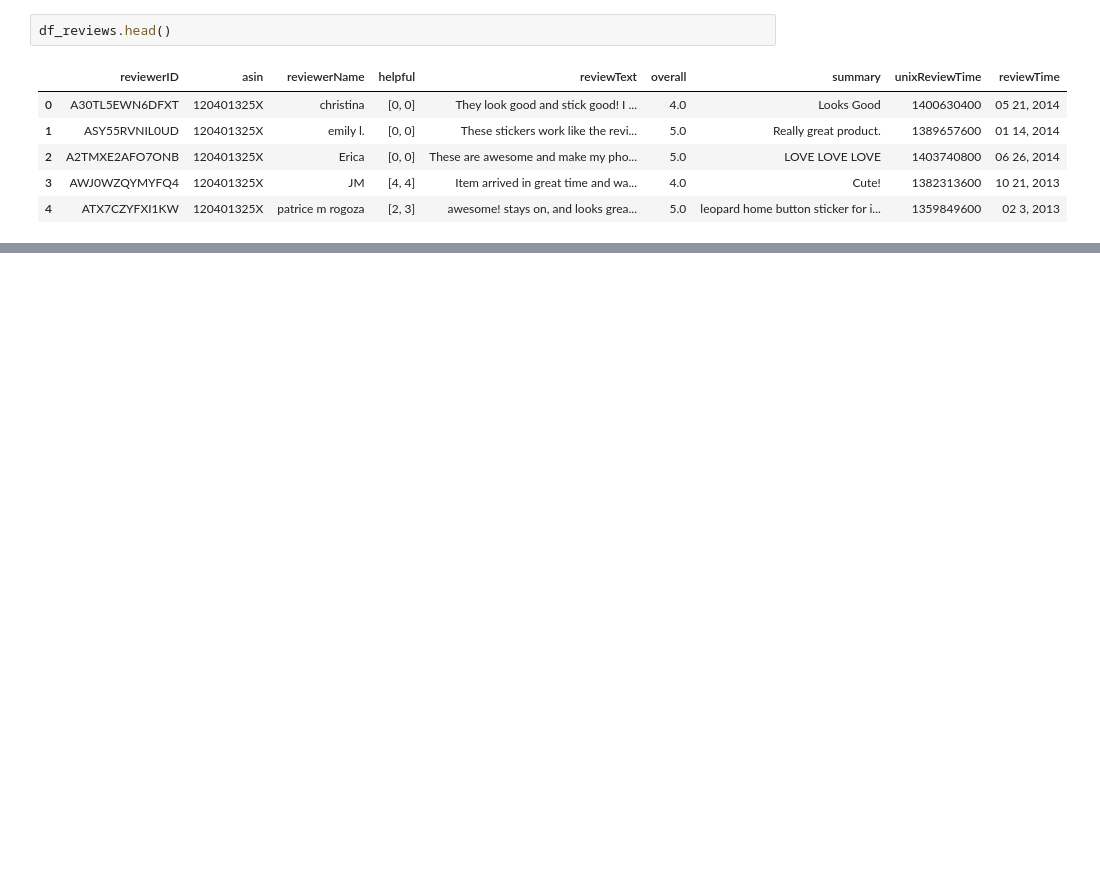
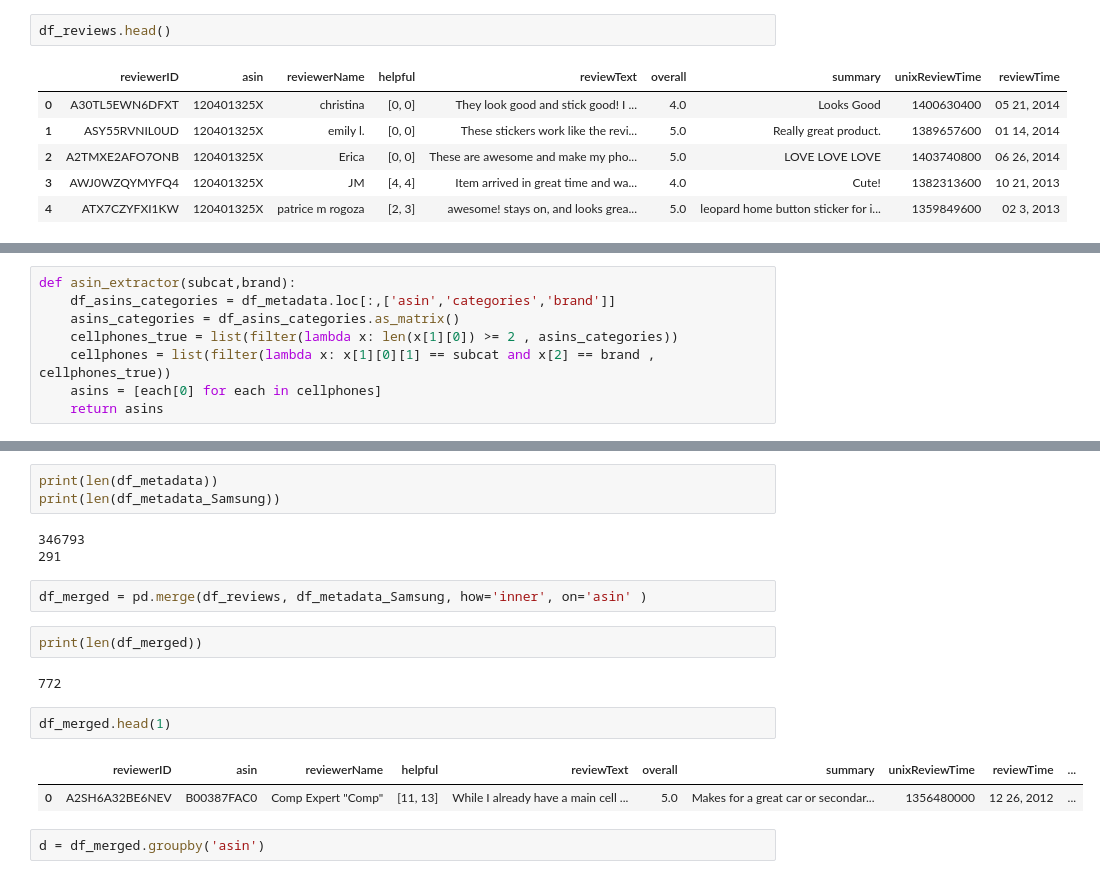
Before and after one commit to birupakhya/Topic-Modeling-of-Amazon-Reviews, a Jupyter notebook: Topic_Modeling_New.ipynb, the cells around one changed output, grey strips where cells are left out. Cells and saved outputs as stored; diff of their text form; blank space fills up the shorter version.

```diff
--- a/Topic_Modeling_New.ipynb
+++ b/Topic_Modeling_New.ipynb
@@ -98,0 +73,8 @@ cat[:10]
+# %%
+def asin_extractor(subcat,brand):
+    df_asins_categories = df_metadata.loc[:,['asin','categories','brand']]
+    asins_categories = df_asins_categories.as_matrix()
+    cellphones_true = list(filter(lambda x: len(x[1][0]) >= 2 , asins_categories))
+    cellphones = list(filter(lambda x: x[1][0][1] == subcat and x[2] == brand , cellphones_true))
+    asins = [each[0] for each in cellphones]
+    return asins
@@ -98,0 +96,19 @@ cat[:10]
+# %%
+print(len(df_metadata))
+print(len(df_metadata_Samsung))
+# %% [output]
+346793
+291
+# %%
+df_merged = pd.merge(df_reviews, df_metadata_Samsung, how='inner', on='asin' )
+# %%
+print(len(df_merged))
+# %% [output]
+772
+# %%
+df_merged.head(1)
+# %% [output]
+|  | reviewerID | asin | reviewerName | helpful | reviewText | overall | summary | unixReviewTime | reviewTime | ... |
+| 0 | A2SH6A32BE6NEV | B00387FAC0 | Comp Expert "Comp" | [11, 13] | While I already have a main cell ... | 5.0 | Makes for a great car or secondar... | 1356480000 | 12 26, 2012 | ... |
+# %%
+d = df_merged.groupby('asin')
```
Also changed, not shown: parts of 11 cells of this notebook.
